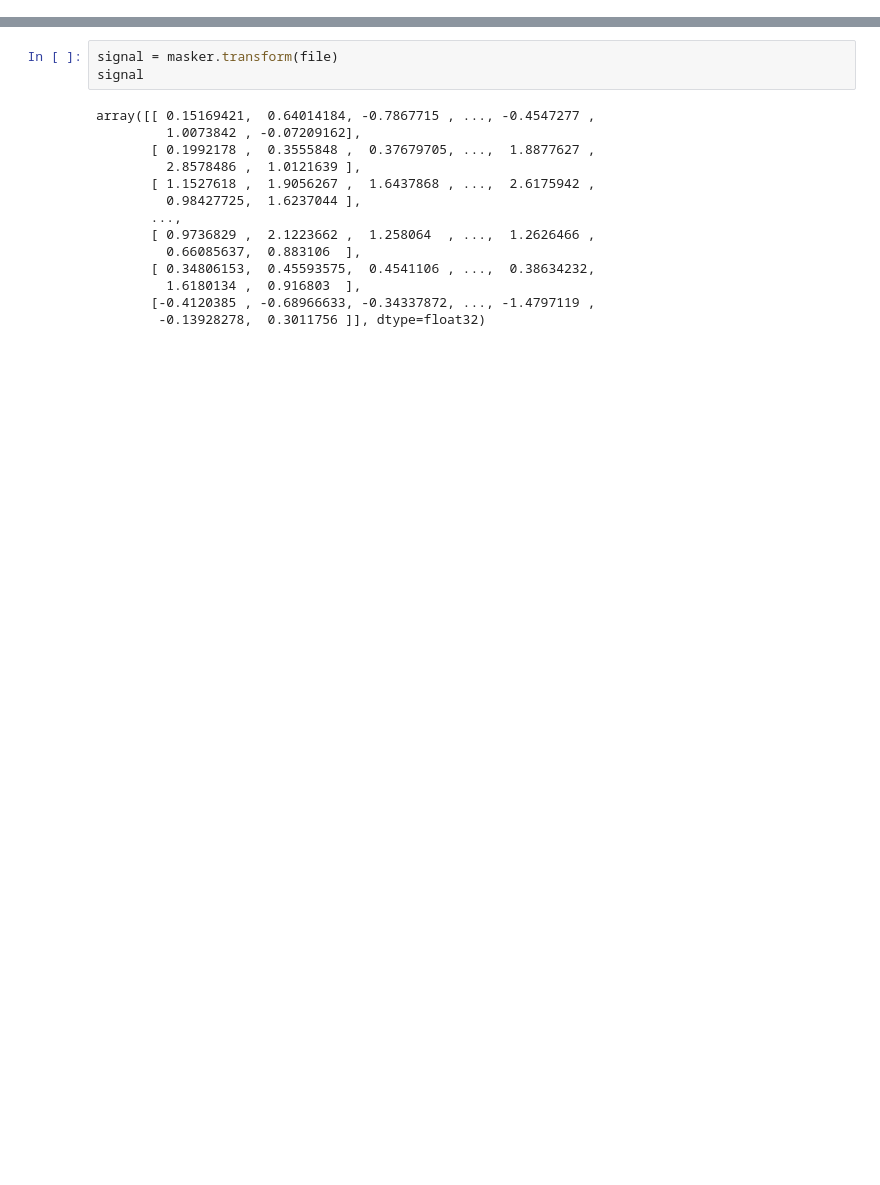
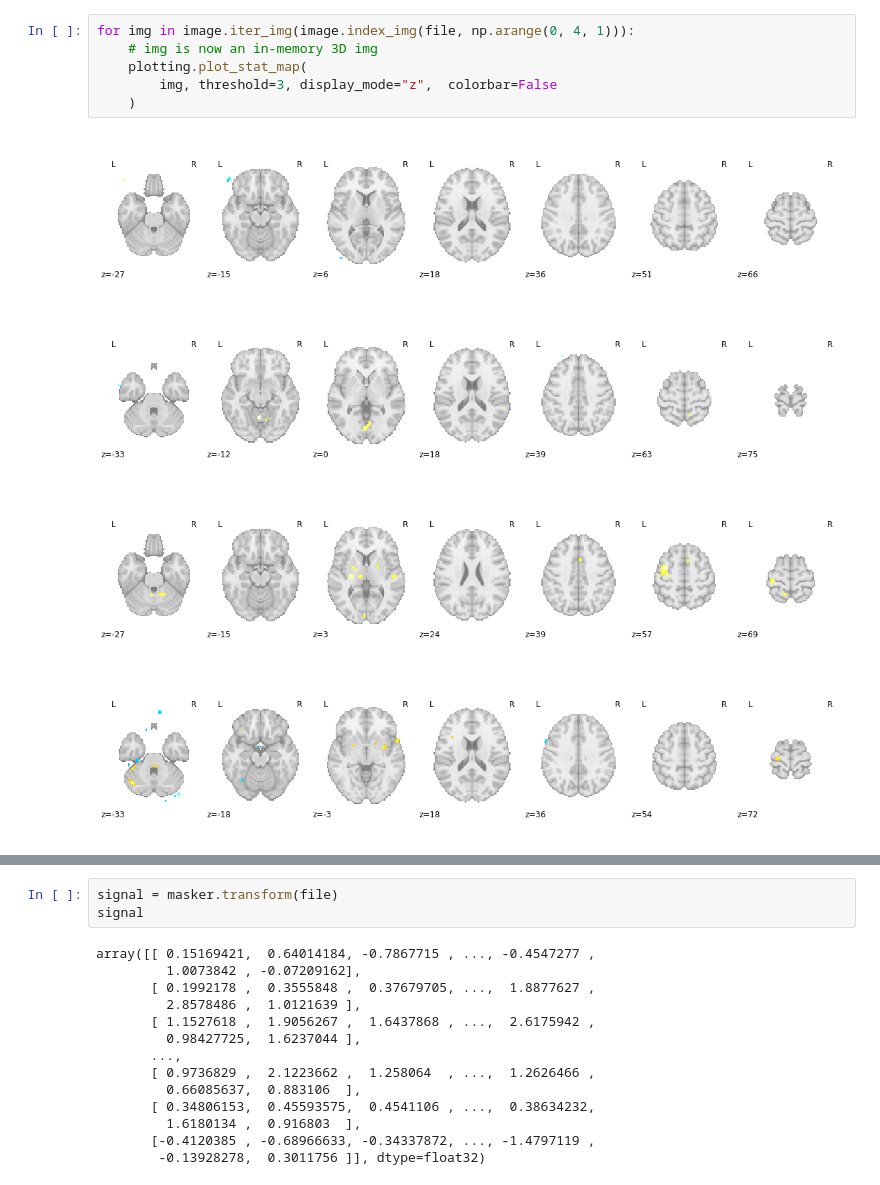
Before and after one commit to brodoSwaggins/brainiak, a Jupyter notebook: docs/examples/eventseg/Event_seg2.ipynb, the cells around one changed output, grey strips where cells are left out. Cells and saved outputs as stored; diff of their text form; blank space fills up the shorter version.

```diff
--- a/docs/examples/eventseg/Event_seg2.ipynb
+++ b/docs/examples/eventseg/Event_seg2.ipynb
@@ -42,0 +47,11 @@ plotting.plot_img(image.smooth_img(first_TR, fwhm=3), threshold=1)
+# %%
+for img in image.iter_img(image.index_img(file, np.arange(0, 4, 1))):
+    # img is now an in-memory 3D img
+    plotting.plot_stat_map(
+        img, threshold=3, display_mode="z",  colorbar=False
+    )
+# %% [output]
+[figure, added]
+[figure, added]
+[figure, added]
+[figure, added]
```
Also changed, not shown: parts of 10 cells of this notebook.
